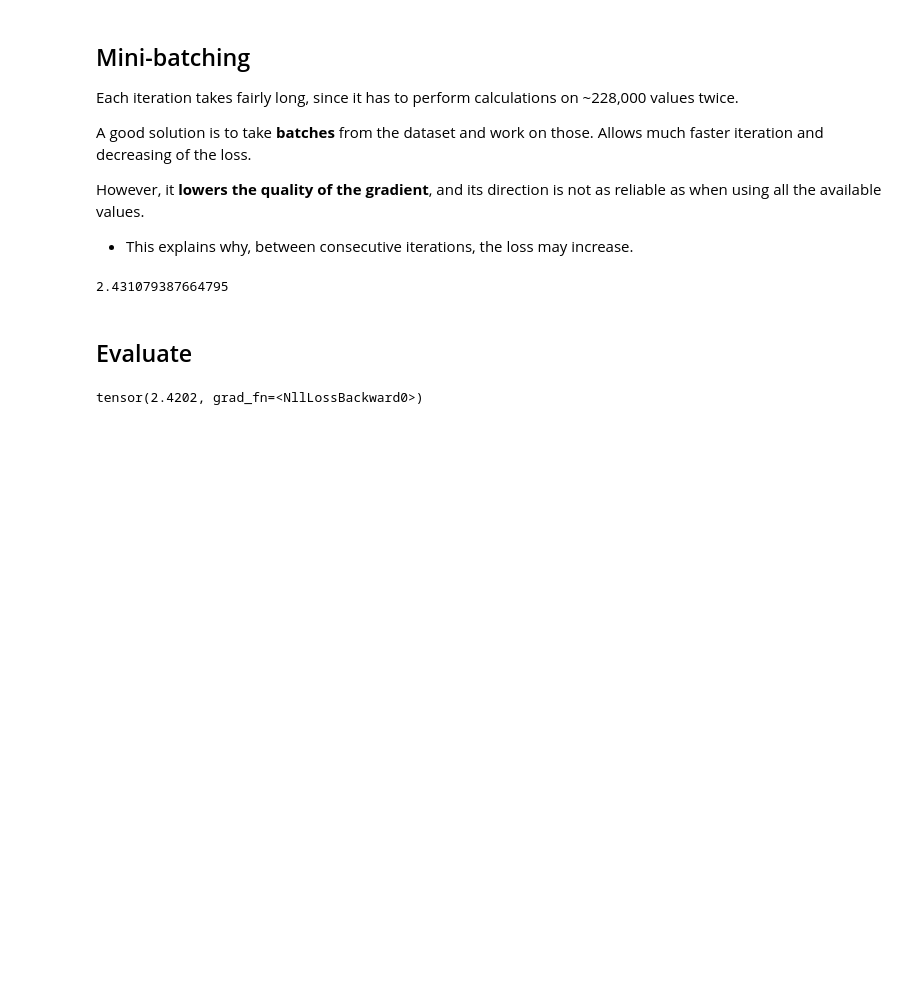
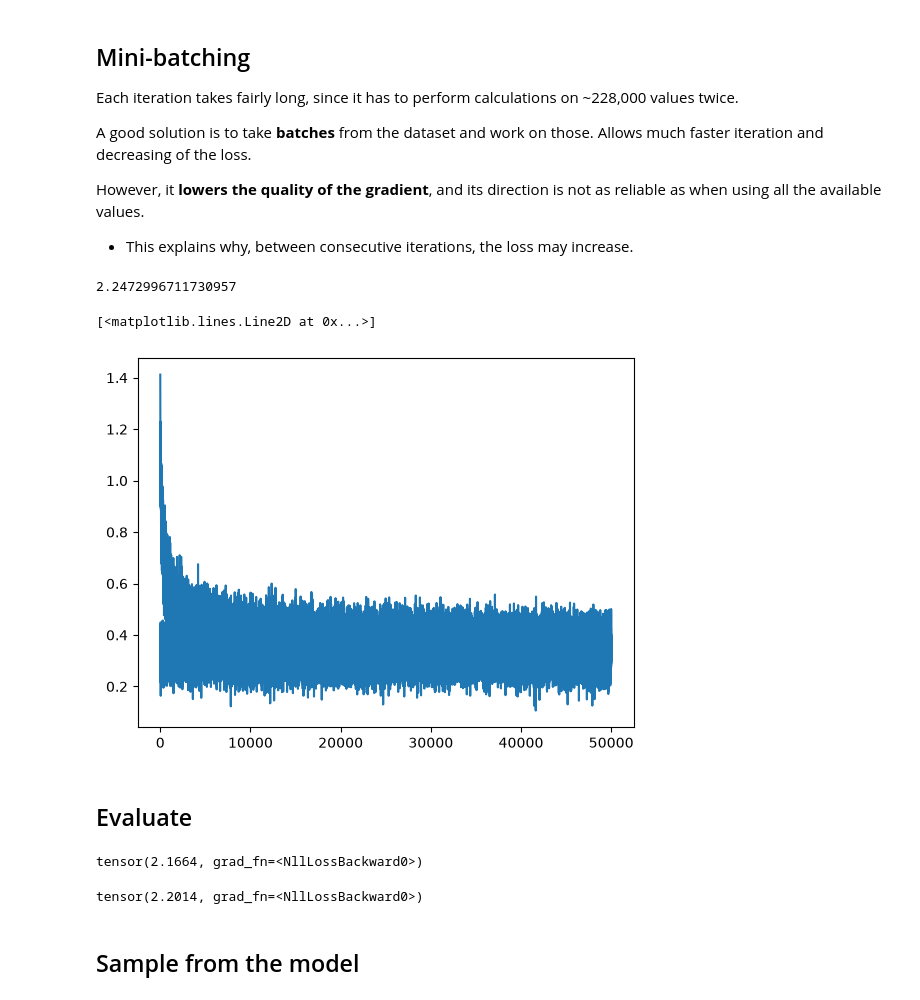
Before and after one commit to lucasmonteverdi1/makemore, a Jupyter notebook: makemore_part2_mlp.ipynb, the cells around one changed output. Saved outputs shown, nothing was run; the diff lists cells and outputs as text; code cells hidden in the pictures; blank space fills up the shorter version.

Commit message:
add model evaluation for all sets and sample from it

```diff
--- a/makemore_part2_mlp.ipynb
+++ b/makemore_part2_mlp.ipynb
@@ -128,11 +128,14 @@ We want to **minimize that loss**.
 ## Rearrange all values
 # %%
 # Define all parameters
+num_neurons_hlayer = 200
+emb_vector_dimension = 10
+
 g = torch.Generator().manual_seed(2147483647) # Reproducibility
-C = torch.randn((27, 2), generator=g)
-W1 = torch.randn((6, 100), generator=g)
-b1 = torch.randn(100, generator=g)
-W2 = torch.randn((100, 27), generator=g)
+C = torch.randn((27, emb_vector_dimension), generator=g)
+W1 = torch.randn((3 * emb_vector_dimension, num_neurons_hlayer), generator=g)
+b1 = torch.randn(num_neurons_hlayer, generator=g)
+W2 = torch.randn((num_neurons_hlayer, 27), generator=g)
 b2 = torch.randn(27, generator=g)
 parameters = [C, W1, b1, W2, b2]
 # %%
@@ -194,10 +197,10 @@ This should be ran once and reset parameters before and after.
 lre = torch.linspace(-3, 0, 1000)
 lrs = 10**lre
 
-lri, lossi = [], []
+lri, lossi, stepi = [], [], []
 ##########################################
 # HYPERPARAMETERS
-num_iterations = 1000
+num_iterations = 50000
 batch_size = 32
 
 for i in range(num_iterations):
@@ -207,7 +210,7 @@ for i in range(num_iterations):
 
     # forward pass
     emb = C[Xtr[ix]] # (32, 3, 2)
-    h = torch.tanh(emb.view(-1, 6) @ W1 + b1)
+    h = torch.tanh(emb.view(-1, 3 * emb_vector_dimension) @ W1 + b1)
     logits = h @ W2 + b2
     loss = F.cross_entropy(logits, Ytr[ix]) # More efficient implementation
     # print(loss.item())
@@ -219,11 +222,13 @@ for i in range(num_iterations):
 
     # udpate
     lr = lrs[i]
+    # lr = 0.1
     for p in parameters:
         p.data -= lr * p.grad
 
     # track stats
     lri.append(lre[i])
+    stepi.append(i)
     lossi.append(loss.item())
 
 print(loss.item())
@@ -283,20 +288,23 @@ A good solution is to take **batches** from the dataset and work on those. Allow
 
 However, it **lowers the quality of the gradient**, and its direction is not as reliable as when using all the available values.
 - This explains why, between consecutive iterations, the loss may increase.
+# %%
+lri, loss_i, step_i = [], [], []
 # %%
 # HYPERPARAMETERS
-learning_rate = 0.1
-num_iterations = 30000
+learning_rate = 0.01
+num_iterations = 50000
 batch_size = 32
+block_size = 3
 
-for _ in range(num_iterations):
+for i in range(num_iterations):
 
     # mini-batch
     ix = torch.randint(0, Xtr.shape[0], (batch_size,))
 
     # forward pass
     emb = C[Xtr[ix]] # (32, 3, 2)
-    h = torch.tanh(emb.view(-1, 6) @ W1 + b1)
+    h = torch.tanh(emb.view(-1, block_size * emb_vector_dimension) @ W1 + b1)
     logits = h @ W2 + b2
     loss = F.cross_entropy(logits, Ytr[ix]) # More efficient implementation
     # print(loss.item())
@@ -310,16 +318,34 @@ for _ in range(num_iterations):
     for p in parameters:
         p.data -= learning_rate * p.grad
 
+    step_i.append(i)
+    loss_i.append(loss.log10().item())
+
 print(loss.item())
 # %% [output]
-2.431079387664795
+2.2472996711730957
+# %%
+plt.plot(step_i, loss_i)
+# %% [output]
+[<matplotlib.lines.Line2D at 0x...>]
+[figure, added]
 # %% [markdown]
 ## Evaluate
+# %%
+emb = C[Xtr]
+h = torch.tanh(emb.view(-1, block_size * emb_vector_dimension) @ W1 + b1)
+logits = h @ W2 + b2
+loss = F.cross_entropy(logits, Ytr)
+loss
+# %% [output]
+tensor(2.1664, grad_fn=<NllLossBackward0>)
 # %%
 emb = C[Xdev]
-h = torch.tanh(emb.view(-1, 6) @ W1 + b1)
+h = torch.tanh(emb.view(-1, block_size * emb_vector_dimension) @ W1 + b1)
 logits = h @ W2 + b2
 loss = F.cross_entropy(logits, Ydev)
 loss
 # %% [output]
-tensor(2.4202, grad_fn=<NllLossBackward0>)
+tensor(2.2014, grad_fn=<NllLossBackward0>)
+# %% [markdown]
+## Sample from the model
```
Also changed, not shown: parts of 4 cells of this notebook.
